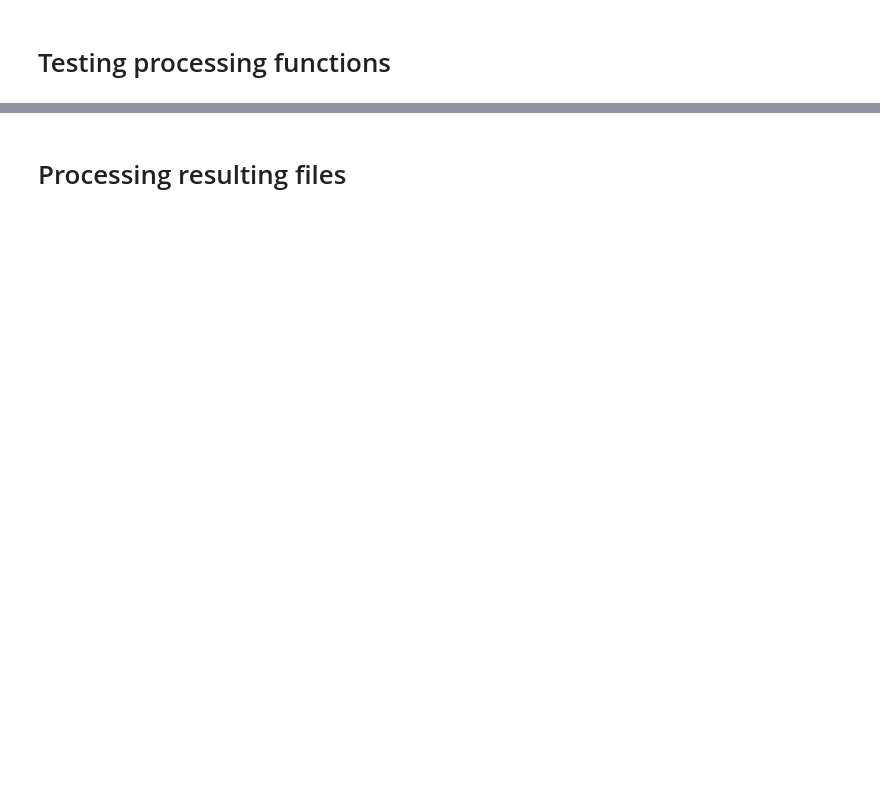
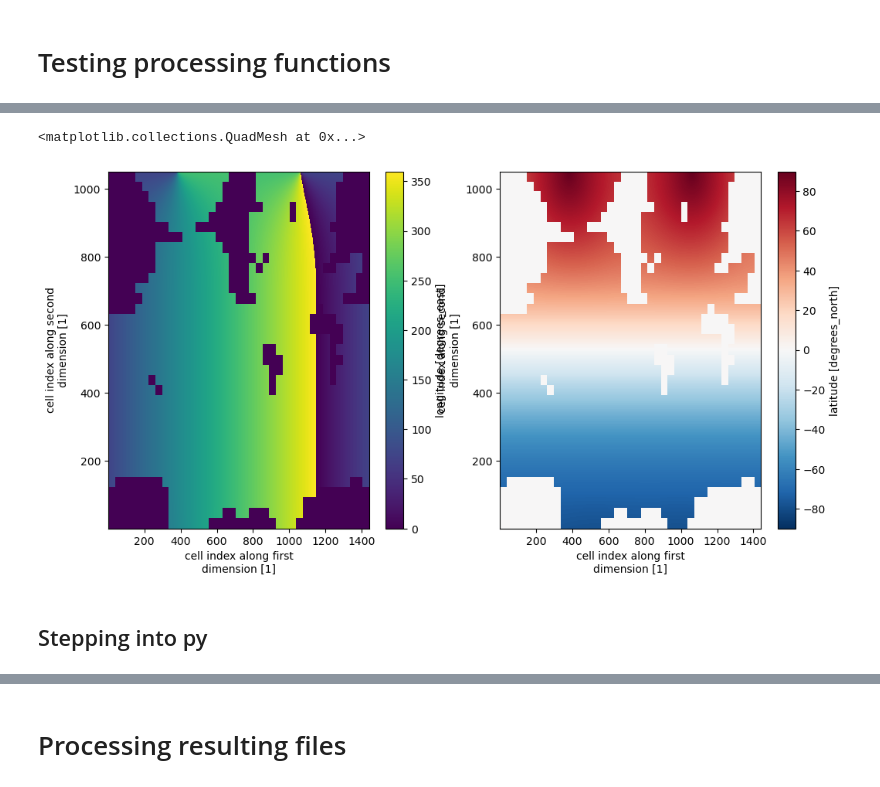
Before and after one commit to orlando-code/cmipper, a Jupyter notebook: notebooks/dev/esgpull_integration.ipynb, the cells around one changed output, grey strips where cells are left out. Saved outputs shown, nothing was run; the diff lists cells and outputs as text; code cells hidden in the pictures; blank space fills up the shorter version.

```diff
--- a/notebooks/dev/esgpull_integration.ipynb
+++ b/notebooks/dev/esgpull_integration.ipynb
@@ -91,0 +165,5 @@ out = processing.extract_dataset_level(test_fp, 0)
+# %%
+fp = "/maps/rt582/cmipper/data/env_vars/cmip6/EC-Earth3P-HR/r1i1p2f1/og_grid/hfds/hfds_uncropped_sfc_tp_195001-195012.nc"
+check_works = xa.open_dataset(fp)
+check_works
+# remap_template_fp = "/maps/rt582/cmipper/data/env_vars/cmip6/EC-Earth3P-HR/EC-Earth3P-HR_remap_template.txt"
@@ -91,0 +181,9 @@ out = processing.extract_dataset_level(test_fp, 0)
+# %%
+fig, ax = plt.subplots(1,2, figsize=(12,6))
+check_works.longitude.plot(ax=ax[0])
+check_works.latitude.plot(ax=ax[1])
+# %% [output]
+<matplotlib.collections.QuadMesh at 0x...>
+[figure, added]
+# %% [markdown]
+## Stepping into py
```
Also changed, not shown: parts of 10 cells of this notebook.
